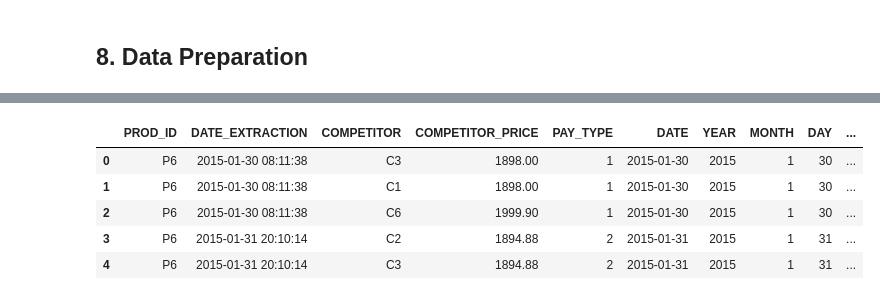
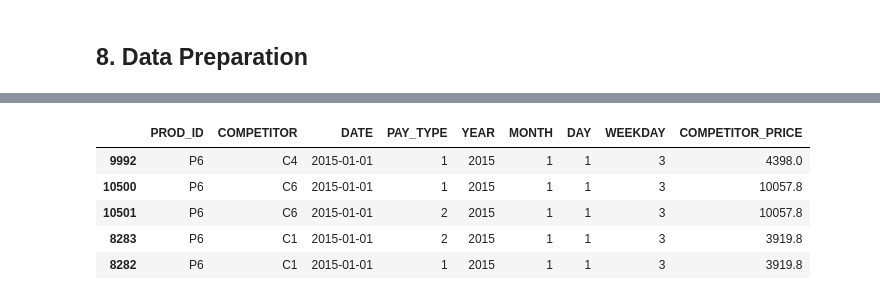
Before and after one commit to lsnascimento/challenge, a Jupyter notebook: work.ipynb, the cells around one changed output, grey strips where cells are left out. Saved outputs shown, nothing was run; the diff lists cells and outputs as text; code cells hidden in the pictures.

```diff
--- a/work.ipynb
+++ b/work.ipynb
@@ -32,7 +32,7 @@ df_sales['MONTH'] = df_sales['DATE_ORDER'].dt.month
 df_sales['DAY'] = df_sales['DATE_ORDER'].dt.day
 df_sales['WEEKDAY'] = df_sales['DATE_ORDER'].dt.weekday
 
-df_comp['DATE'] = df_comp['DATE_EXTRACTION'].dt.date
+df_comp['DATE'] = pd.to_datetime(df_comp['DATE_EXTRACTION'].dt.date)
 df_comp['YEAR'] = df_comp['DATE_EXTRACTION'].dt.year
 df_comp['MONTH'] = df_comp['DATE_EXTRACTION'].dt.month
 df_comp['DAY'] = df_comp['DATE_EXTRACTION'].dt.day
@@ -2572,9 +2580,11 @@ df_sales_2 = df_sales.groupby(['DATE_ORDER', 'PROD_ID', 'YEAR', 'MONTH', 'DAY',
+# %%
+df_comp2 = df_comp.groupby(['PROD_ID', 'COMPETITOR', 'DATE', 'PAY_TYPE', 'YEAR', 'MONTH', 'DAY', 'WEEKDAY'])['COMPETITOR_PRICE'].sum().to_frame().reset_index()
 # %%
-df_comp.head()
+df_comp2.head()
 # %% [output]
-|  | PROD_ID | DATE_EXTRACTION | COMPETITOR | COMPETITOR_PRICE | PAY_TYPE | DATE | YEAR | MONTH | DAY | ... |
-| 0 | P6 | 2015-01-30 08:11:38 | C3 | 1898.00 | 1 | 2015-01-30 | 2015 | 1 | 30 | ... |
-| 1 | P6 | 2015-01-30 08:11:38 | C1 | 1898.00 | 1 | 2015-01-30 | 2015 | 1 | 30 | ... |
-| 2 | P6 | 2015-01-30 08:11:38 | C6 | 1999.90 | 1 | 2015-01-30 | 2015 | 1 | 30 | ... |
-| 3 | P6 | 2015-01-31 20:10:14 | C2 | 1894.88 | 2 | 2015-01-31 | 2015 | 1 | 31 | ... |
-| 4 | P6 | 2015-01-31 20:10:14 | C3 | 1894.88 | 2 | 2015-01-31 | 2015 | 1 | 31 | ... |
+|  | PROD_ID | COMPETITOR | DATE | PAY_TYPE | YEAR | MONTH | DAY | WEEKDAY | COMPETITOR_PRICE |
+| 9992 | P6 | C4 | 2015-01-01 | 1 | 2015 | 1 | 1 | 3 | 4398.0 |
+| 10500 | P6 | C6 | 2015-01-01 | 1 | 2015 | 1 | 1 | 3 | 10057.8 |
+| 10501 | P6 | C6 | 2015-01-01 | 2 | 2015 | 1 | 1 | 3 | 10057.8 |
+| 8283 | P6 | C1 | 2015-01-01 | 2 | 2015 | 1 | 1 | 3 | 3919.8 |
+| 8282 | P6 | C1 | 2015-01-01 | 1 | 2015 | 1 | 1 | 3 | 3919.8 |
```
Also changed, not shown: parts of 32 cells of this notebook.
